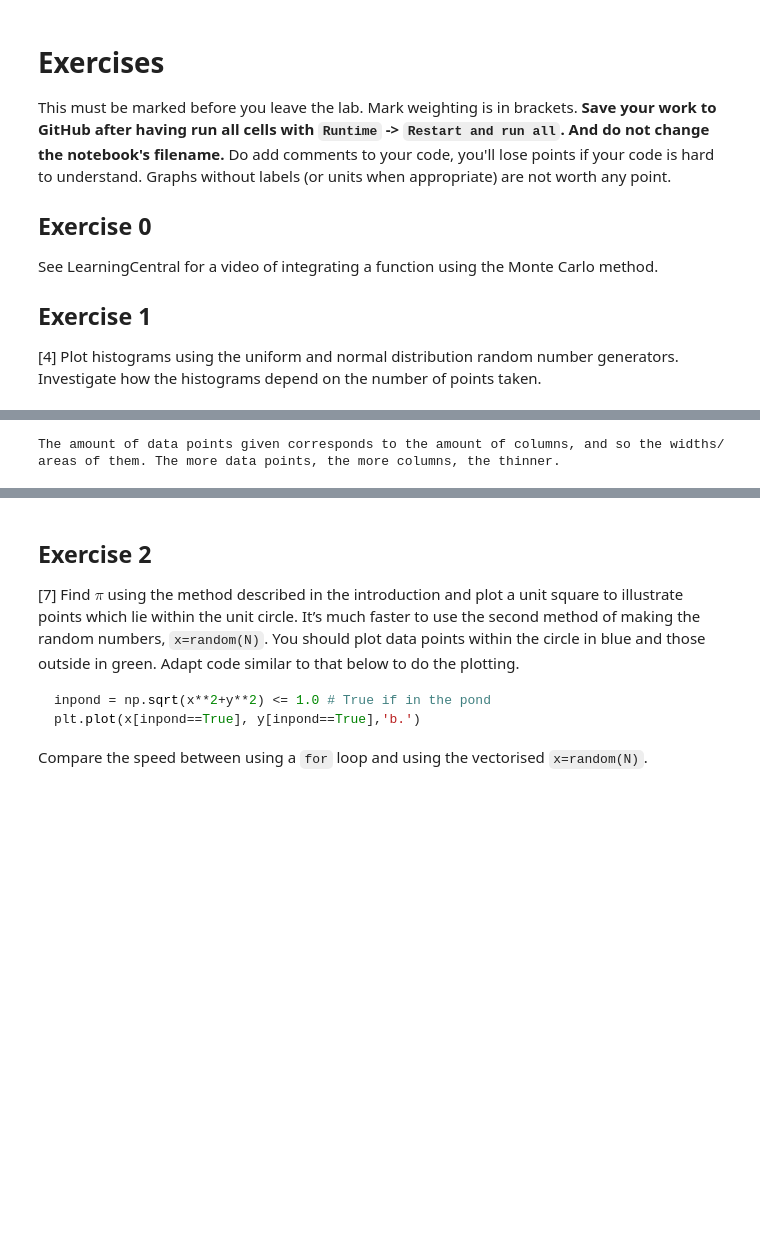
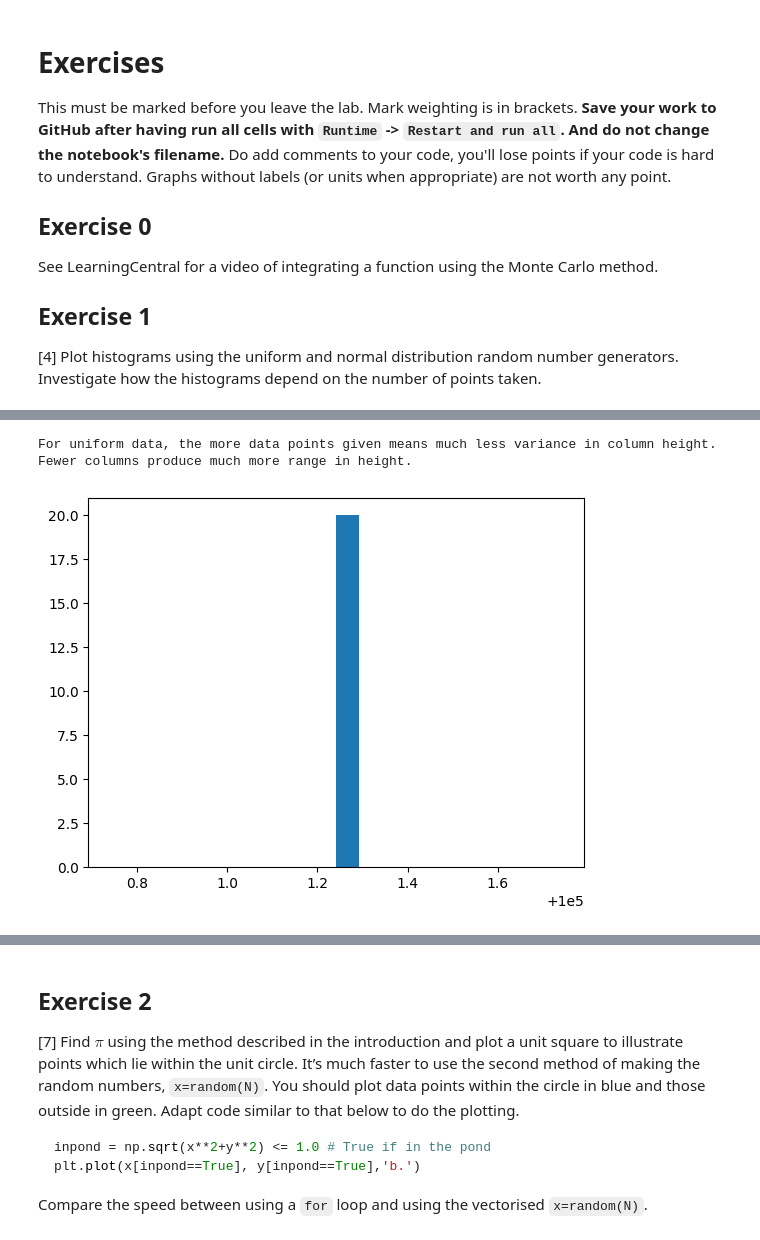
Before and after one commit to PX2145-2025/week-6-b-lowri-nicholls, a Jupyter notebook: Monte_Carlo.ipynb, the cells around one changed output, grey strips where cells are left out. Drawn from its saved outputs; the diff is of its cells as text; code cells hidden in the pictures; blank space fills up the shorter version.

```diff
--- a/Monte_Carlo.ipynb
+++ b/Monte_Carlo.ipynb
@@ -203,4 +203,11 @@ plt.hist(x, bins='auto',density=True);
-# %%
-print('The amount of data points given corresponds to the amount of columns, and so the widths/ areas of them. The more data points, the more columns, the thinner.')
-# %% [output]
-The amount of data points given corresponds to the amount of columns, and so the widths/ areas of them. The more data points, the more columns, the thinner.
+# %%
+print('For uniform data, the more data points given means much less variance in column height. Fewer columns produce much more range in height.')
+# %% [output]
+For uniform data, the more data points given means much less variance in column height. Fewer columns produce much more range in height.
+# %%
+#Making random normal data
+N = int(1e5)
+x = normal(N)
+plt.hist(x, bins=20,density=True);
+# %% [output]
+[figure, added]
```
Also changed, not shown: parts of 16 cells of this notebook.
